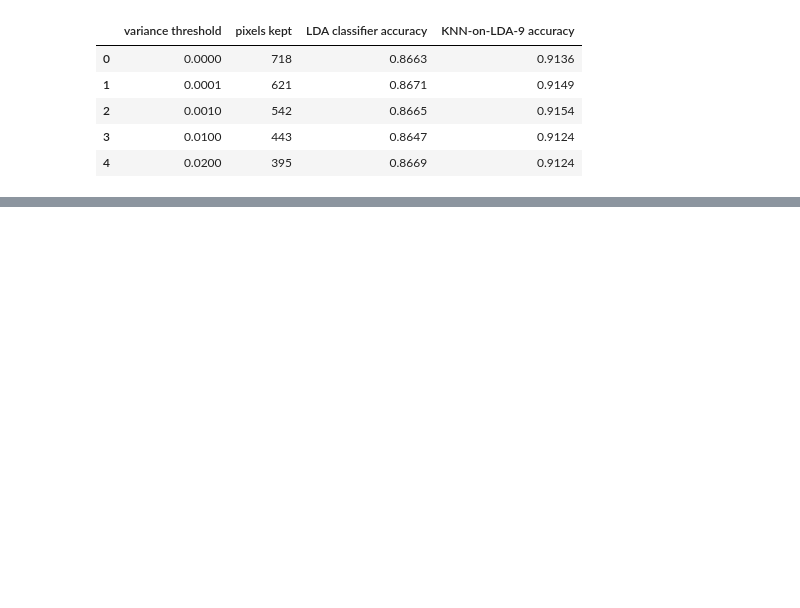
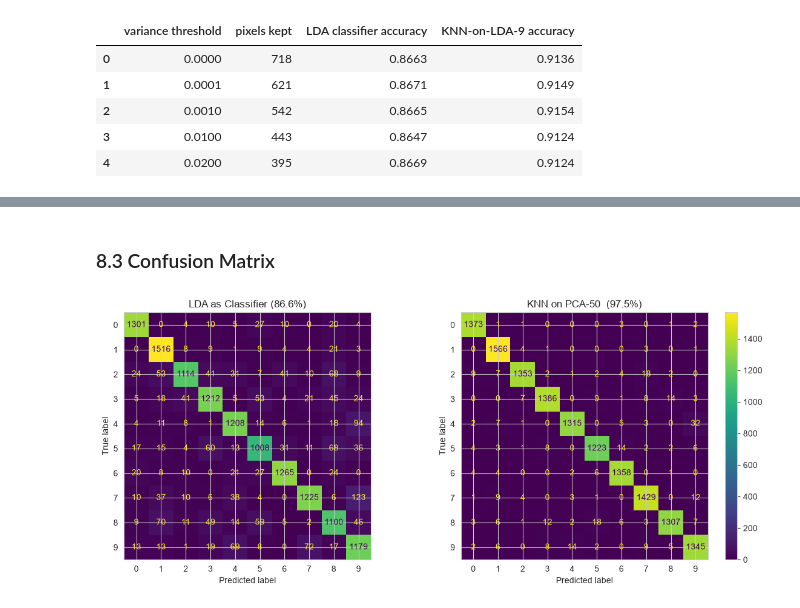
Before and after one commit to Arbaz-byte/Alpha-ML-Pipeline, a Jupyter notebook: notebooks/01_MLPipeline/05_Feature_Extraction/03_LDA.ipynb, the cells around one changed output, grey strips where cells are left out. Cells and saved outputs as stored; diff of their text form; code cells hidden in the pictures; blank space fills up the shorter version.

```diff
--- a/notebooks/01_MLPipeline/05_Feature_Extraction/03_LDA.ipynb
+++ b/notebooks/01_MLPipeline/05_Feature_Extraction/03_LDA.ipynb
@@ -90,4 +262,4 @@ def knn_benchmark(X_train, X_test, y_train, y_test, n_neighbors=5, timing_repeat
 
     accuracy = accuracy_score(y_test, y_pred)
 
-    return {"accuracy" :accuracy, "train_time":train_time, "predict_time":pred_time}
+    return {"accuracy" :accuracy, "train_time":train_time, "predict_time":pred_time, "pred":y_pred}
@@ -294,0 +724,30 @@ from Section 3 when using the `eigen` solver).
+# %%
+
+# PCA for 50 components
+pca50 = PCA(n_components=50, random_state=42).fit(X_train)
+P50_train, P50_test = pca50.transform(X_train), pca50.transform(X_test)
+
+# Model Training on PCA(50 components) and LDA(9 components)
+model_pca50 = knn_benchmark(P50_train, P50_test, y_train, y_test)
+model_lda = knn_benchmark(Z_train, Z_test, y_train, y_test)
+
+# LDA Classifier Evaluation Speed
+lda_c= LDA(solver = "svd").fit(X_train, y_train)
+t0 = time.perf_counter()
+lda_clf_preds = lda_c.predict(X_test)
+lda_clf_pred_t = time.perf_counter() - t0
+
+# LDA Classifier Accuracy
+lda_clf_acc = accuracy_score(y_test, lda_clf_preds)
+
+# Compare the results
+compare = pd.DataFrame({
+    "Approach": ["KNN on raw 784 pixels", "KNN on PCA-50", "KNN on LDA-9", "LDA as a direct classifier"],
+    "Dimensions used":[784, 50, 9, 784],
+    "Accuracy": [baseline_model['accuracy'], model_pca50['accuracy'], model_lda['accuracy'], lda_clf_acc],
+    "Predict time (sec)": [baseline_model['predict_time'], model_pca50['predict_time'], model_lda['predict_time'], lda_clf_pred_t]
+})
+
+compare["Accuracy"] = compare["Accuracy"].round(4)
+compare["Predict time (sec)"] = compare["Predict time (sec)"].round(3)
+compare
@@ -294,0 +794,17 @@ from Section 3 when using the `eigen` solver).
+# %% [markdown]
+### 8.3 Confusion Matrix
+# %%
+fig, axes = plt.subplots(1, 2, figsize=(12, 5))
+
+# For LDA
+ConfusionMatrixDisplay.from_predictions(y_test, lda_clf_preds, ax=axes[0], colorbar=False)
+axes[0].set_title(f"LDA as Classifier ({lda_clf_acc:.1%})")
+
+# For PCA
+ConfusionMatrixDisplay.from_predictions(y_test, model_pca50['pred'], ax=axes[1], colorbar=True)
+axes[1].set_title(f"KNN on PCA-50  ({model_pca50['accuracy']:.1%})")
+
+plt.tight_layout()
+plt.show()
+# %% [output]
+[figure, added]
```
Also changed, not shown: parts of 55 cells of this notebook.
